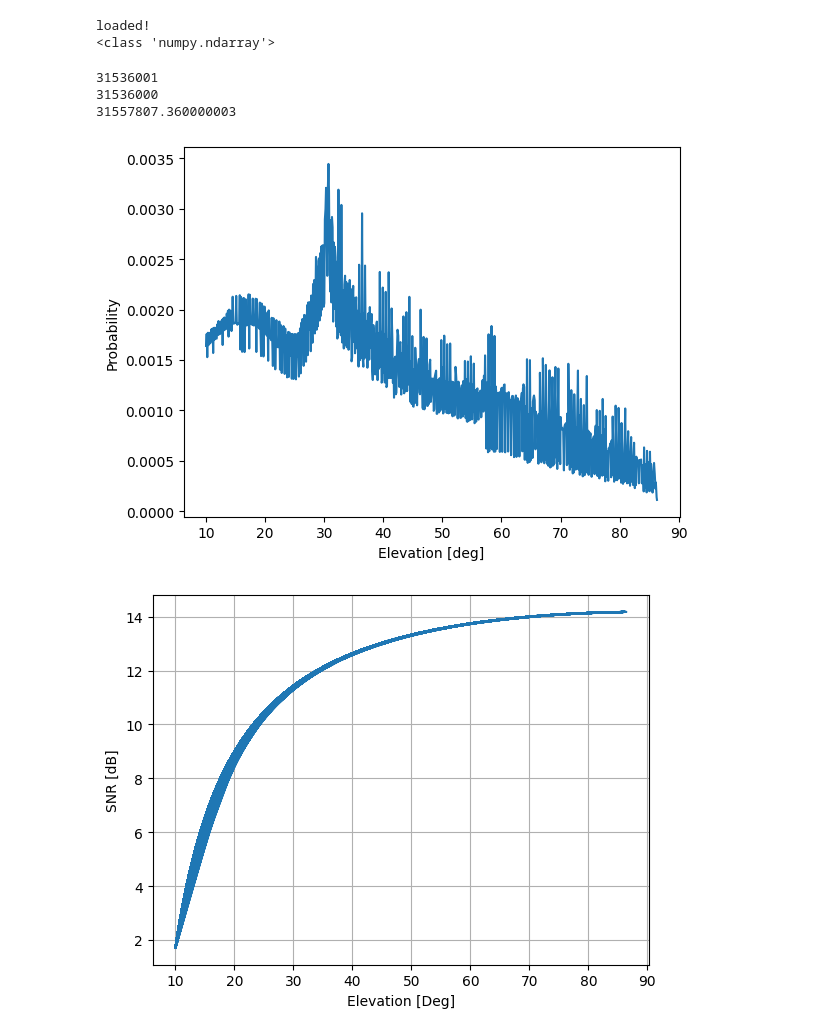
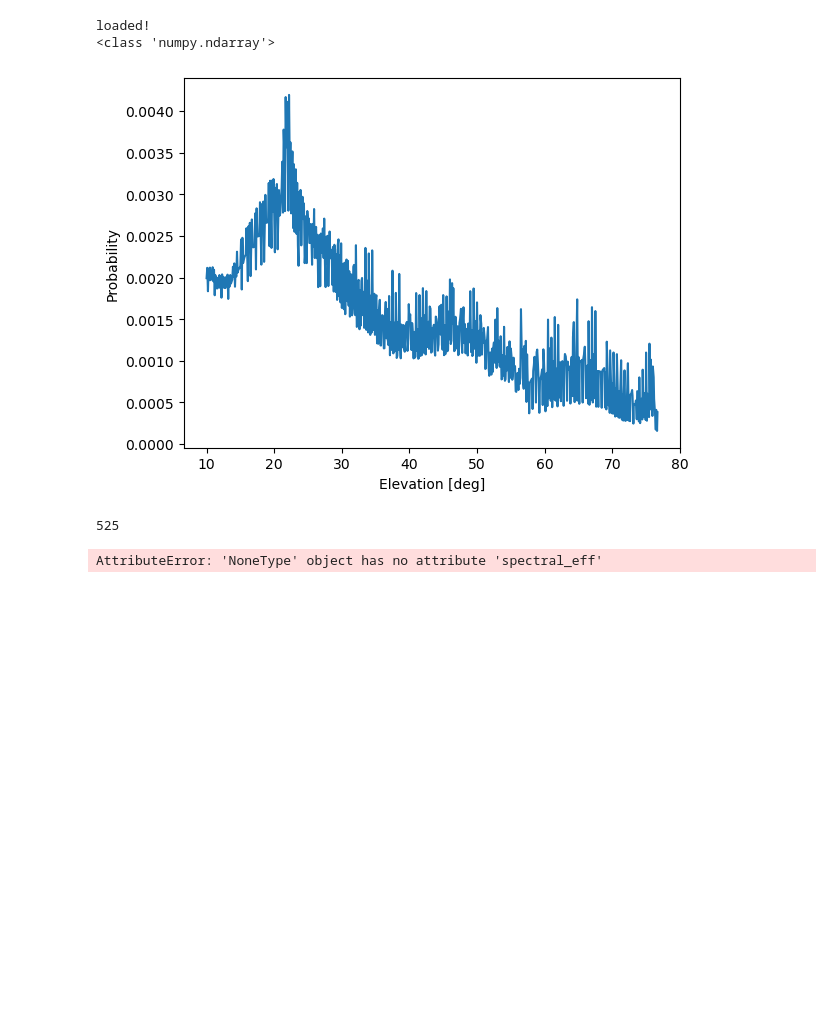
Before and after one commit to mani-sat/GODOTWork, a Jupyter notebook: rain_estimated.ipynb, the cells around one changed output. Cells and saved outputs as stored; diff of their text form; code cells hidden in the pictures; blank space fills up the shorter version.

```diff
--- a/rain_estimated.ipynb
+++ b/rain_estimated.ipynb
@@ -21,11 +21,11 @@ uni_config = godot.cosmos.util.load_yaml('universe2.yml')
 uni = godot.cosmos.Universe(uni_config)
 # %%
 year = 2027
-filename = 'one_year_' + str(year) + '.pickle'
+filename = './output/year_sim/one_year_' + str(year) + '.pickle'
 with open(filename, 'rb') as f:
     res = pickle.load(f)
 # %%
-with open("/home/es820/Documents/GODOTWork/CB11_elevations.pickle", 'rb') as f:
-    elevold = pickle.load(f)
+# with open("/home/es820/Documents/GODOTWork/output/elevations/CB11_elevations.pickle", 'rb') as f:
+#     elevold = pickle.load(f)
 # %%
 print('loaded!')
@@ -37,12 +37,5 @@ loaded!
 # %%
 import mani_rain
 from mani.StateEvaluator import SEEnum
-condition = res.above_elev('NN11', 10.0) & res.has([SEEnum.CLEAR_MOON_NN])
-elevations = res.df.loc[condition]['NN11']
-print(len(condition))
-print(60*60*24*365)
-print(86400*365.2524)
+condition = res.above_elev('CB11', 10.0) & res.has([SEEnum.CLEAR_MOON_CB])
+elevations = res.df.loc[condition]['CB11']
-# %% [output]
-31536001
-31536000
-31557807.360000003
@@ -51,29 +42,47 @@ from mani.utils import
 # %%
-with open('./output/NN11_elevations.pickle', 'wb') as f:
+with open('./output/elevations/NN11_elevations.pickle', 'wb') as f:
     pickle.dump(elevations, f, protocol=pickle.HIGHEST_PROTOCOL)
-
 nn = mani_rain.new_norcia
-nn.gen_el_dist(file='/home/es820/Documents/GODOTWork/output/NN11_elevations.pickle')
+nn.gen_el_dist(file='./output/elevations/NN11_elevations.pickle')
 
 plt.figure()
 plt.plot(*nn.el_distribution)
 plt.xlabel("Elevation [deg]")
 plt.ylabel("Probability")
 plt.show()
 
 link = mani_rain.link_budget_itu(nn, 100e6)
-dist = 384400e3
-rain_rate = 4 #mmhr⁻¹
-rain_rates = np.full(len(elevations), rain_rate)
-snr_list = []
-for idx, el in enumerate(elevations):
-    snr_list.append(link.snr_at_t(dist, el, rain_rates[idx]))
-plt.figure()
-plt.plot(elevations, snr_list)
-plt.grid()
-plt.xlabel("Elevation [Deg]")
-plt.ylabel("SNR [dB]")
-plt.show()
+# dist = 384400e3
+# rain_rate = 4 #mmhr⁻¹
+# rain_rates = np.full(len(elevations), rain_rate)
+# snr_list = []
+# for idx, el in enumerate(elevations):
+#     snr_list.append(link.snr_at_t(dist, el, rain_rates[idx]))
+# plt.figure()
+# plt.plot(elevations, snr_list)
+# plt.grid()
+# plt.xlabel("Elevation [Deg]")
+# plt.ylabel("SNR [dB]")
+# plt.show()
 # %% [output]
-[figure, old version]
+[figure, new version]
-[figure, removed]
+# %%
+from tqdm import tqdm
+n_rains = int(np.ceil(len(res.df) / 60) // 1e3)
+print(n_rains)
+rain_p = np.random.uniform(0,1,n_rains)
+snrs = np.empty_like(rain_p)
+rates = np.empty_like(rain_p)
+
+link = mani_rain.link_budget_itu(nn, 100e6)
+
+dist = 384400e3
+for i, p in enumerate(tqdm(rain_p)):
+    link.rain_model.p = p
+    snrs[i] = link.snr_at_t(dist, 45)
+    rates[i] = link.dvb_s2_cap(snrs[i])
+
+plt.plot(rates)
+# %% [output]
+525
+AttributeError: 'NoneType' object has no attribute 'spectral_eff'
```
Also changed, not shown: parts of 3 cells of this notebook, 4 other files.
